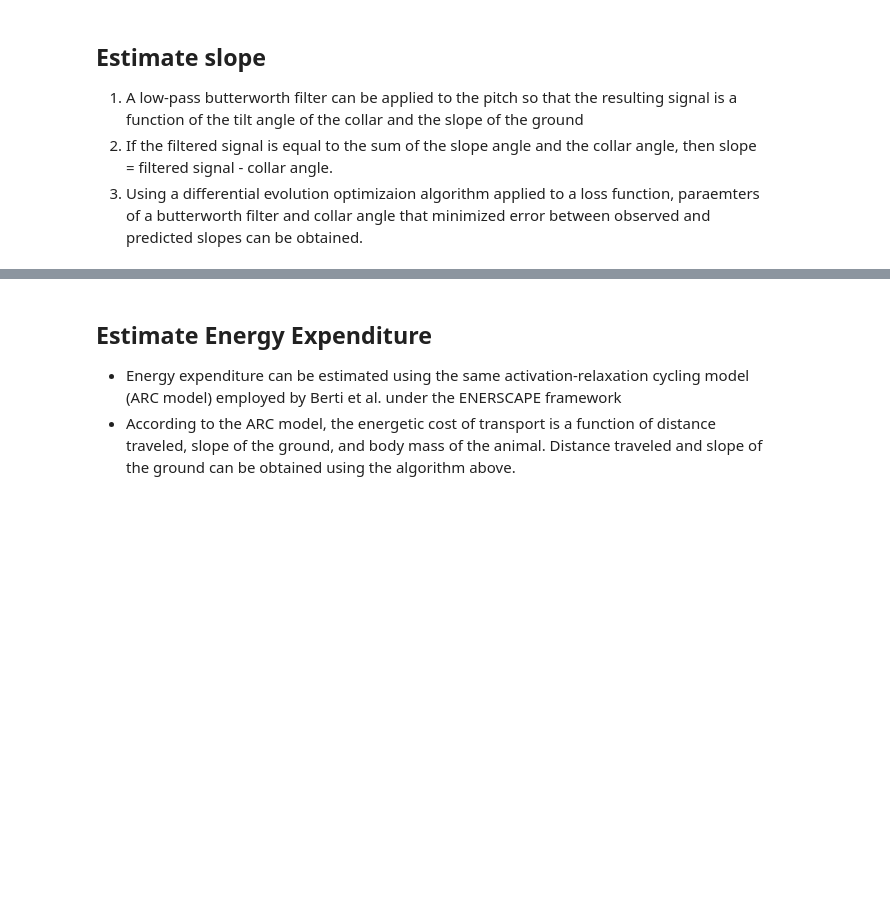
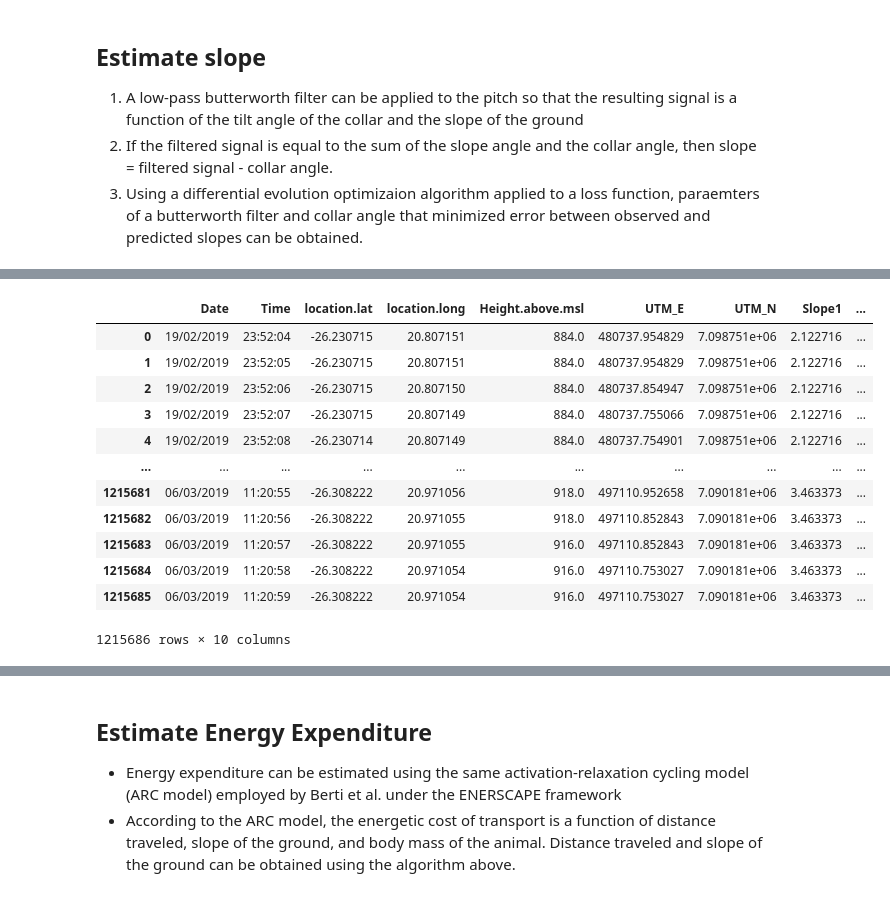
Before and after one commit to rhemitoth/Dead_Reckoning_Python, a Jupyter notebook: StepCount.ipynb, the cells around one changed output, grey strips where cells are left out. Cells and saved outputs as stored; diff of their text form; code cells hidden in the pictures; blank space fills up the shorter version.

```diff
--- a/StepCount.ipynb
+++ b/StepCount.ipynb
@@ -757,0 +778,22 @@ plt.show()
+# %%
+# Calcualte elevation change from gps data
+dist = np.array(gps_pts['euclidean_distance_step'])
+slope = np.array(gps_pts['Slope1'])*math.pi/180
+gps_pts['delta_elev'] = dist * np.tan(slope)
+gps_pts['delta_elev'] = gps_pts['delta_elev'].fillna(0)
+gps_pts['cum_delta_elev'] = gps_pts['delta_elev'].cumsum()
+gps
+# %% [output]
+|  | Date | Time | location.lat | location.long | Height.above.msl | UTM_E | UTM_N | Slope1 | ... |
+| 0 | 19/02/2019 | 23:52:04 | -26.230715 | 20.807151 | 884.0 | 480737.954829 | 7.098751e+06 | 2.122716 | ... |
+| 1 | 19/02/2019 | 23:52:05 | -26.230715 | 20.807151 | 884.0 | 480737.954829 | 7.098751e+06 | 2.122716 | ... |
+| 2 | 19/02/2019 | 23:52:06 | -26.230715 | 20.807150 | 884.0 | 480737.854947 | 7.098751e+06 | 2.122716 | ... |
+| 3 | 19/02/2019 | 23:52:07 | -26.230715 | 20.807149 | 884.0 | 480737.755066 | 7.098751e+06 | 2.122716 | ... |
+| 4 | 19/02/2019 | 23:52:08 | -26.230714 | 20.807149 | 884.0 | 480737.754901 | 7.098751e+06 | 2.122716 | ... |
+| ... | ... | ... | ... | ... | ... | ... | ... | ... | ... |
+| 1215681 | 06/03/2019 | 11:20:55 | -26.308222 | 20.971056 | 918.0 | 497110.952658 | 7.090181e+06 | 3.463373 | ... |
+| 1215682 | 06/03/2019 | 11:20:56 | -26.308222 | 20.971055 | 918.0 | 497110.852843 | 7.090181e+06 | 3.463373 | ... |
+| 1215683 | 06/03/2019 | 11:20:57 | -26.308222 | 20.971055 | 916.0 | 497110.852843 | 7.090181e+06 | 3.463373 | ... |
+| 1215684 | 06/03/2019 | 11:20:58 | -26.308222 | 20.971054 | 916.0 | 497110.753027 | 7.090181e+06 | 3.463373 | ... |
+| 1215685 | 06/03/2019 | 11:20:59 | -26.308222 | 20.971054 | 916.0 | 497110.753027 | 7.090181e+06 | 3.463373 | ... |
+1215686 rows × 10 columns
```
Also changed, not shown: parts of 18 cells of this notebook.
